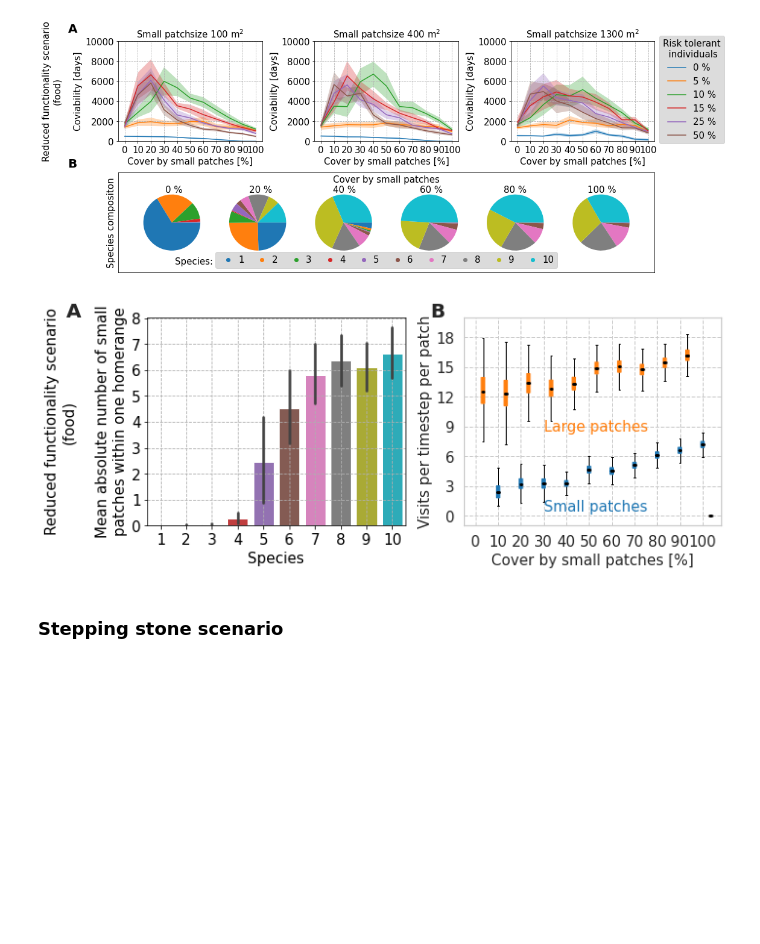
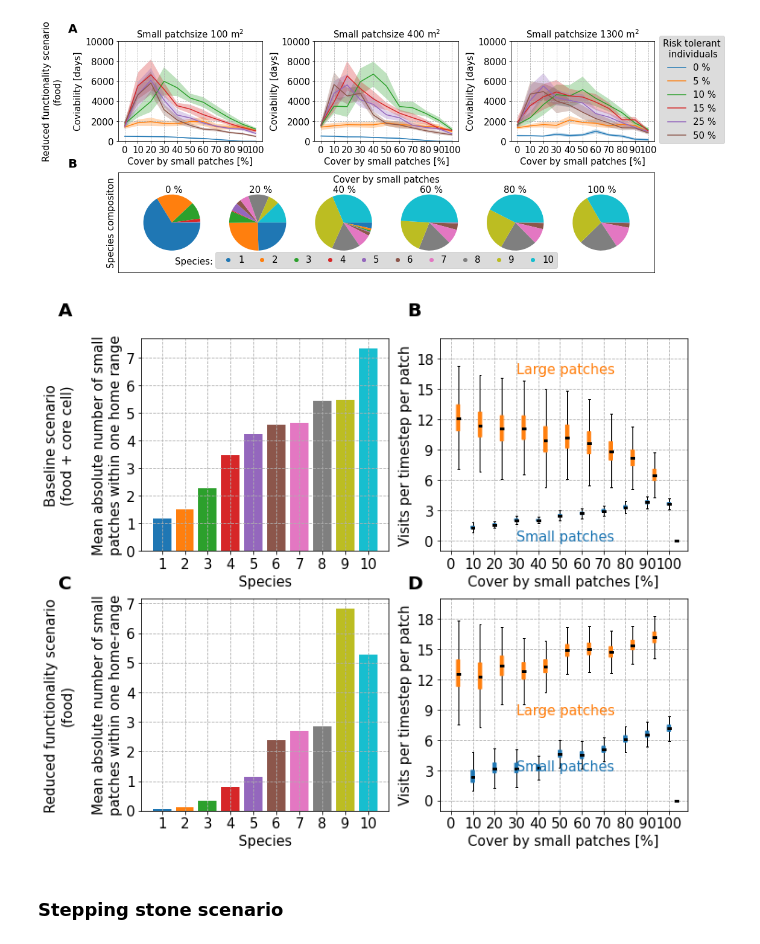
Before and after one commit to LSzangolies/Individual-based-community-model-Netlogo, a Jupyter notebook: SLASS Analysis Code (for subsets).ipynb, the cells around one changed output. Drawn from its saved outputs; the diff is of its cells as text; code cells hidden in the pictures; blank space fills up the shorter version.

```diff
--- a/SLASS Analysis Code (for subsets).ipynb
+++ b/SLASS Analysis Code (for subsets).ipynb
@@ -268,3 +309,7 @@ plt.text(-0.175,4800,"A",size=20, weight='bold')
 plt.text(-0.175,2100,"B",size=20, weight='bold');
 # %% [output]
 [figure]
+# %%
+#read in data from baseline functionality scenario with daily measurements
+#the available data is a subset including only one repetition per scenario
+base_daily=pd.read_csv("data/base_daily_subset.csv",header=6,na_values=["<RuntimePrimitiveException>"])
@@ -277,12 +353,27 @@ reduced_daily=pd.read_csv("data/reduced_daily_subset.csv",header=6,na_values=["<
 small_mean_red=np.zeros((11,10951))
 large_mean_red=np.zeros((11,10951))
 juv_suc_red=np.zeros((11,10951))
+forage_use_daily_red=np.zeros((11,10,10951))
 ix=0
 for i in np.unique(reduced_daily["perc_small"]):
     sub=reduced_daily[reduced_daily["perc_small"]==i]
     large_mean_red[ix]=sub["mean [length spec-list] of patches with [patchquali = 1 and length spec-list > 0]"]
     small_mean_red[ix]=sub["mean [length spec-list] of patches with [patchquali = 2 and length spec-list > 0]"]
     juv_suc_red[ix]=sub["(count turtles with [age = 0]) / repro"]
+    rx=0
+    for r in np.unique(sub["[run number]"]):
+        sub_r=sub[sub["[run number]"]==r]
+        forage_use_daily_red[ix]=np.array([sub_r['mean [forage_small] of turtles with [species = 0]'],
+                                 sub_r['mean [forage_small] of turtles with [species = 1]'],
+                                 sub_r['mean [forage_small] of turtles with [species = 2]'],
+                                 sub_r['mean [forage_small] of turtles with [species = 3]'],
+                                 sub_r['mean [forage_small] of turtles with [species = 4]'],
+                                 sub_r['mean [forage_small] of turtles with [species = 5]'],
+                                 sub_r['mean [forage_small] of turtles with [species = 6]'],
+                                 sub_r['mean [forage_small] of turtles with [species = 7]'],
+                                 sub_r['mean [forage_small] of turtles with [species = 8]'],
+                                 sub_r['mean [forage_small] of turtles with [species = 9]']])
+        rx=rx+1
     ix=ix+1
 large_mean_red[10]=0
 # %%
@@ -290,41 +381,73 @@ large_mean_red[10]=0
 del reduced_daily
 # %%
 #barplot patch use
-plt.figure(figsize=(10,4))
-plt.subplot2grid((1,2), (0, 0))
-sns.set_theme(style="whitegrid")
+plt.figure(figsize=(10,8))
+plt.subplot2grid((2,2), (0, 0))
 colsall=np.array(["tab:blue","tab:orange","tab:green","tab:red","tab:purple","tab:brown","tab:pink","tab:gray","tab:olive","tab:cyan"])
-tips=forage_use_red[:,:,:,0,4].reshape(10,220).T
-sns.barplot(data=tips,palette=colsall)
+#tips=np.nanmean(forage_use_daily,axis=(0,2))#[:,:,:,0,4].reshape(10,220).T #only possible with repetitions
+#sns.barplot(data=tips,palette=colsall)
+plt.bar(range(10),np.nanmean(forage_use_daily,axis=(0,2)),color=colsall)
 plt.grid(linestyle="--")
 plt.xticks(range(10),np.arange(1,11),fontsize=15)
-plt.yticks([0,1,2,3,4,5,6,7,8],fontsize=15)
+plt.yticks([0,1,2,3,4,5,6,7],fontsize=15)
 plt.xlabel("Species",fontsize=15)
-plt.ylabel("Reduced functionality scenario\n(food)\n\nMean absolute number of small\npatches within one homerange",fontsize=15);
+plt.ylabel("Baseline scenario\n(food + core cell)\n\nMean absolute number of small\npatches within one home range",fontsize=15);
+#plt.rcParams["axes.edgecolor"] = "black"
+
+plt.subplot2grid((2,2), (0, 1))
+for i in range(11):
+    j=0
+    c="tab:blue"
+    bp1=plt.boxplot(small_mean[i,][np.isnan(small_mean[i,])==False],positions=[i+j/3],patch_artist=True,boxprops=dict(facecolor=c, color=c),flierprops=dict(color=c, markeredgecolor=c),medianprops=dict(color="black",linewidth=3), notch=True, showfliers=False)
+    j=1
+    c="tab:orange"
+    bp2=plt.boxplot(large_mean[i,][np.isnan(large_mean[i,])==False],positions=[i+j/3],patch_artist=True,boxprops=dict(facecolor=c, color=c),flierprops=dict(color=c, markeredgecolor=c),medianprops=dict(color="black",linewidth=3), notch=True, showfliers=False)
+plt.xticks(range(11),np.arange(0,110,10),fontsize=15)
+plt.yticks([0,3,6,9,12,15,18],fontsize=15)
+plt.xlabel("Cover by small patches [%]",fontsize=15)
+plt.grid(linestyle="--")
+plt.ylabel("Visits per timestep per patch",fontsize=15)
+plt.ylim(-1,20)
+plt.text(3,16.5,"Large patches",color="tab:orange",fontsize=15)
+plt.text(3,0,"Small patches",color="tab:blue",fontsize=15)
+plt.tight_layout()
+
+plt.subplot2grid((2,2), (1, 0))
+colsall=np.array(["tab:blue","tab:orange","tab:green","tab:red","tab:purple","tab:brown","tab:pink","tab:gray","tab:olive","tab:cyan"])
+#tips=np.nanmean(forage_use_daily_red,axis=(0,2))#forage_use_red[:,:,:,0,4].reshape(10,220).T #only possible with repetitions
+#sns.barplot(data=tips,palette=colsall)
+plt.bar(range(10),np.nanmean(forage_use_daily_red,axis=(0,2)),color=colsall)
+plt.grid(linestyle="--")
+plt.xticks(range(10),np.arange(1,11),fontsize=15)
+plt.yticks([0,1,2,3,4,5,6,7],fontsize=15)
+plt.xlabel("Species",fontsize=15)
+plt.ylabel("Reduced functionality scenario\n(food)\n\nMean absolute number of small\npatches within one home-range",fontsize=15);
 
 #boxplot patch use
-plt.subplot2grid((1,2), (0, 1))
+plt.subplot2grid((2,2), (1, 1))
 for i in range(11):
     j=0
     c="tab:blue"
     bp1=plt.boxplot(small_mean_red[i,][np.isnan(small_mean_red[i,])==False],positions=[i+j/3],patch_artist=True,boxprops=dict(facecolor=c, color=c),flierprops=dict(color=c, markeredgecolor=c),medianprops=dict(color="black",linewidth=3), notch=True, showfliers=False)
     j=1
     c="tab:orange"
     bp2=plt.boxplot(large_mean_red[i,][np.isnan(large_mean_red[i,])==False],positions=[i+j/3],patch_artist=True,boxprops=dict(facecolor=c, color=c),flierprops=dict(color=c, markeredgecolor=c),medianprops=dict(color="black",linewidth=3), notch=True, showfliers=False)
 plt.xticks(range(11),np.arange(0,110,10),fontsize=15)
 plt.yticks([0,3,6,9,12,15,18],fontsize=15)
 plt.xlabel("Cover by small patches [%]",fontsize=15)
 plt.grid(linestyle="--")
 plt.ylabel("Visits per timestep per patch",fontsize=15)
 plt.ylim(-1,20)
 plt.text(3,8.5,"Large patches",color="tab:orange",fontsize=15)
-plt.text(3,0.5,"Small patches",color="tab:blue",fontsize=15)
+plt.text(3,3,"Small patches",color="tab:blue",fontsize=15)
 plt.tight_layout()
 
-plt.text(-18,20,"A",size=20, weight='bold')
-plt.text(-2,20,"B",size=20, weight='bold');
+plt.text(-18,48,"A",size=20, weight='bold')
+plt.text(-2,48,"B",size=20, weight='bold')
+plt.text(-18,21,"C",size=20, weight='bold')
+plt.text(-2,21,"D",size=20, weight='bold');
 # %% [output]
-[figure, old version]
+[figure, new version]
 # %% [markdown]
 ### Stepping stone scenario
 # %%
```
Also changed, not shown: parts of 6 cells of this notebook.
